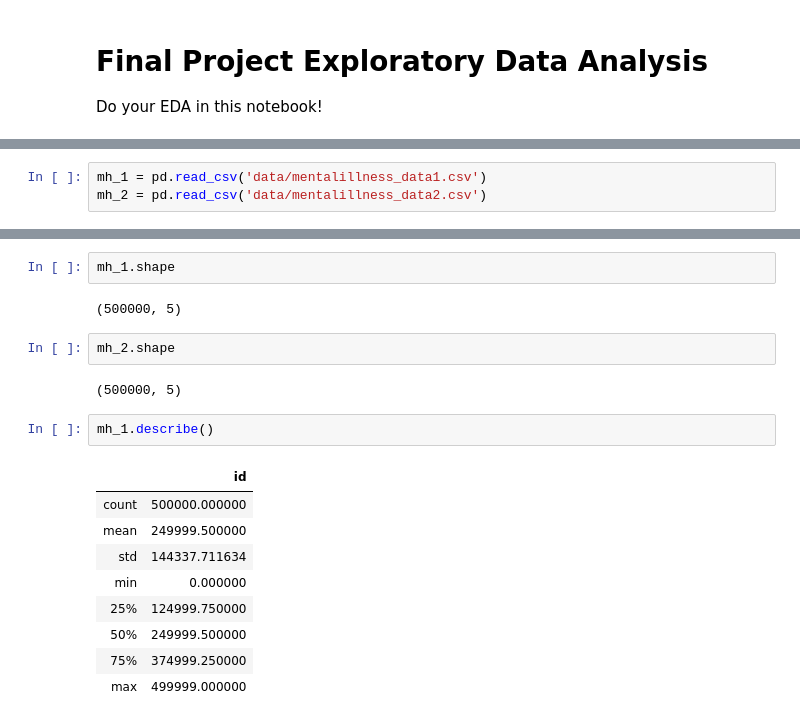
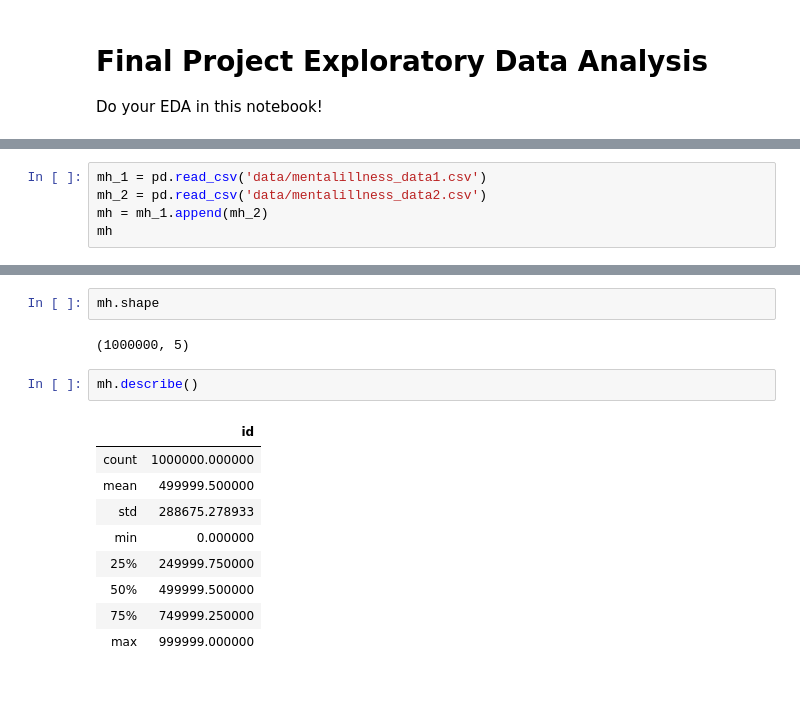
Before and after one commit to ngentry9/NG-GA2020-Project, a Jupyter notebook: eda.ipynb, the cells around one changed output, grey strips where cells are left out. Cells and saved outputs as stored; diff of their text form; blank space fills up the shorter version.

```diff
--- a/eda.ipynb
+++ b/eda.ipynb
@@ -7,3 +8,5 @@ import pandas as pd
 # %%
 mh_1 = pd.read_csv('data/mentalillness_data1.csv')
 mh_2 = pd.read_csv('data/mentalillness_data2.csv')
+mh = mh_1.append(mh_2)
+mh
@@ -10,20 +27,16 @@ mh_2 = pd.read_csv('data/mentalillness_data2.csv')
 # %%
-mh_1.shape
+mh.shape
 # %% [output]
-(500000, 5)
+(1000000, 5)
-# %%
-mh_2.shape
-# %% [output]
-(500000, 5)
 # %%
-mh_1.describe()
+mh.describe()
 # %% [output]
 |  | id |
-| count | 500000.000000 |
-| mean | 249999.500000 |
-| std | 144337.711634 |
+| count | 1000000.000000 |
+| mean | 499999.500000 |
+| std | 288675.278933 |
 | min | 0.000000 |
-| 25% | 124999.750000 |
-| 50% | 249999.500000 |
-| 75% | 374999.250000 |
-| max | 499999.000000 |
+| 25% | 249999.750000 |
+| 50% | 499999.500000 |
+| 75% | 749999.250000 |
+| max | 999999.000000 |
```
Also changed, not shown: parts of 15 cells of this notebook.
